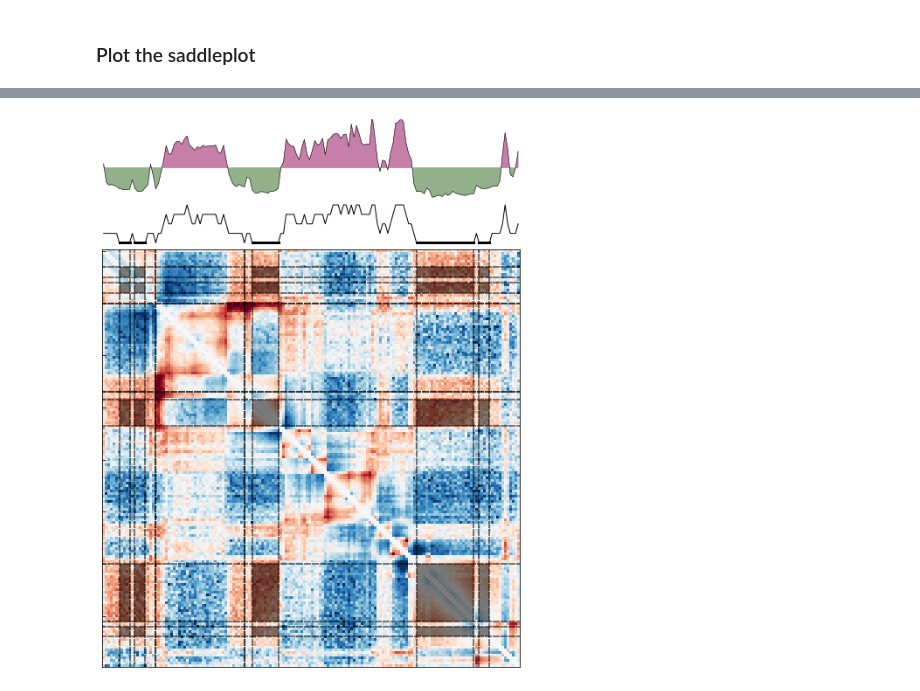
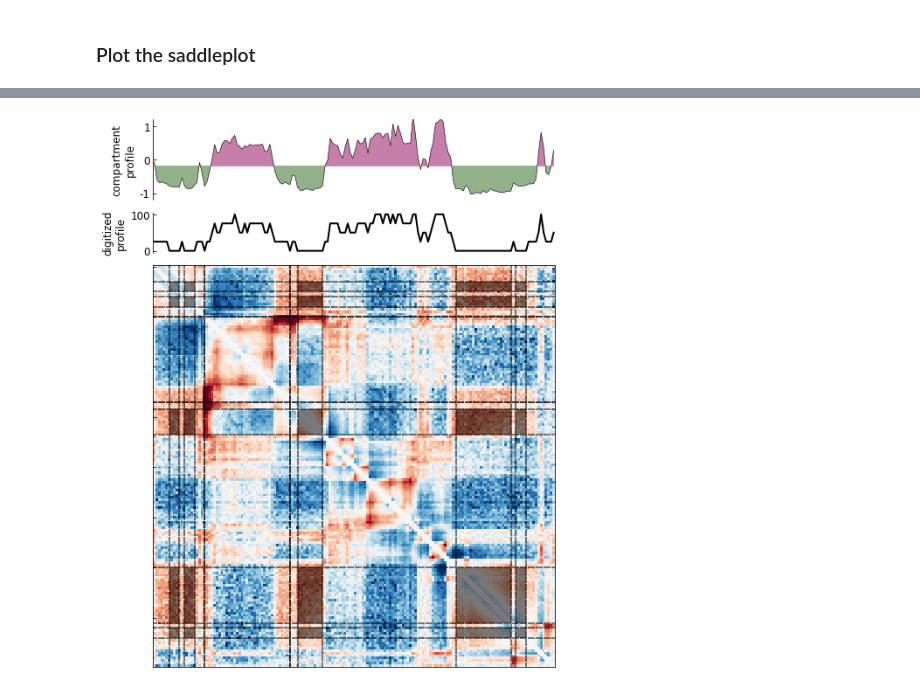
Before and after one commit to open2c/open2c_vignettes, a Jupyter notebook: cooltools_manuscript/compartments_and_saddles.ipynb, the cells around one changed output, grey strips where cells are left out. Cells and saved outputs as stored; diff of their text form; code cells hidden in the pictures.

Commit message:
labels-colorbar

```diff
--- a/cooltools_manuscript/compartments_and_saddles.ipynb
+++ b/cooltools_manuscript/compartments_and_saddles.ipynb
@@ -54,7 +56,7 @@ if not os.path.isfile('./hg38.fa'):
 # %%
 import bioframe
 bins = clr.bins()[:]
-hg38_genome = bioframe.load_fasta('./hg38.fa');
+hg38_genome = bioframe.load_fasta('../../open2c_examples/hg38.fa');
 ## note the next command may require installing pysam
 gc_cov = bioframe.frac_gc(bins[['chrom', 'start', 'end']], hg38_genome)
 gc_cov.to_csv('hg38_gc_cov_100kb.tsv',index=False,sep='\t')
@@ -391,26 +385,32 @@ import matplotlib.patches as patches
 # %%
 cmap_greys = mpl.cm.get_cmap('Greys', 10)
 cmap = mpl.cm.get_cmap('PiYG', 20)
+# %%
+ymin, ymax = -1,1
+vmin, vmax = -2.5, 2.5
+fs = 12
+n = "linear"
 # %%
-selected_level = 1
+selected_level = 1 #1 corresponds to low-vs-low
+
+plt.figure(figsize=(6,6))
 
 fig, axs = plt.subplots(ncols=1, tight_layout=True, **dict(figsize=(9,9), facecolor="white"))
-
-vspan_kwd = dict(color="black", edgecolor="black", linewidth=2, linestyle=(0, (2.5, 2)),  alpha=0.5)
-
+vspan_kwd = dict(
+                color="black",
+                 edgecolor="black",
+                 linewidth=2,
+                 linestyle=(0, (2.5, 2)),
+                 alpha=0.5
+                )
 ax = axs
-
 mat = matrix
 vec = bioframe.select(eigenvector_track, region)['E1']
 vec_dig = bioframe.select(digitized_track, region)['E1.d']
 
-vmin = -2.5
-vmax = 2.5
-n = "linear"
-
 vecspans = vecvalue_tospans(vec_dig, selected_level)
 
-#
+## plot obs/exp heatmap
 ax.imshow(
     mat,
     cmap="RdBu_r",
@@ -433,34 +433,41 @@ for fvi, tvi in vecspans:
 
 
 divider = make_axes_locatable(ax)
+ax2 = divider.append_axes("top", size="10%", pad=0.2, sharex=ax)
+ax1 = divider.append_axes("top", size="20%", pad=0.2, sharex=ax)
 
-ax2 = divider.append_axes("top", size="10%", pad=0.08, sharex=ax)
-ax1 = divider.append_axes("top", size="20%", pad=0.00, sharex=ax)
 
+#plot compartment vector
 ax1.plot(np.arange(vec.size), vec, linewidth=0.5, color='k')
-ax1.fill_between(np.arange(vec.size), vec, np.median(vec), where=(vec>=np.median(vec)), color=cmap(0.0), interpolate=True, alpha=0.5)
-ax1.fill_between(np.arange(vec.size), vec, np.median(vec), where=(vec<=np.median(vec)), color=cmap(1.0), interpolate=True, alpha=0.5)
+ax1.fill_between(np.arange(vec.size), vec,
+                 np.median(vec), where=(vec>=np.median(vec)),
+                 color=cmap(0.0), interpolate=True, alpha=0.5)
+ax1.fill_between(np.arange(vec.size), vec, np.median(vec), where=(vec<=np.median(vec)),
+                 color=cmap(1.0), interpolate=True, alpha=0.5)
 ax1.set_ylim((-1.2, 1.2))
 
 ax2.plot(np.arange(vec_dig.size), vec_dig, linewidth=1, color='k')
+ax1.set_xticklabels([])
+ax1.set_xticks([])
+ax1.grid(False)
+ax1.spines['right'].set_visible(False)
+ax1.spines['top'].set_visible(False)
+ax1.spines['bottom'].set_visible(False)
+ax1.set_ylabel('compartment\nprofile', fontsize=fs)
+ax1.set_yticks([ymin, 0, ymax])
+ax1.set_yticklabels([ymin,0,ymax], fontsize=fs)
 
-vec_dig[vec_dig!=selected_level] = np.nan
-ax2.plot(np.arange(vec_dig.size), vec_dig, linewidth=3, color='k')
-
-
-ax1.set_xticklabels([])
-ax1.set_yticklabels([])
-ax1.set_xticks([])
-ax1.set_yticks([])
-ax1.grid(False)
-ax1.set_frame_on(False)
-
-ax2.set_xticklabels([])
-ax2.set_yticklabels([])
-ax2.set_xticks([])
-ax2.set_yticks([])
+#plot digitized vector
+vec_dig_vals = vec_dig.values
+vec_dig_vals[vec_dig_vals < 0] = np.nan
+ax2.plot(np.arange(vec_dig.size), vec_dig, linewidth=2, color='k')
+ax2.set_yticks([1,5])
+ax2.set_yticklabels([0,100], fontsize=fs)
+ax2.set_ylabel('digitized\nprofile', fontsize=fs)
 ax2.grid(False)
-ax2.set_frame_on(False)
+ax2.spines['right'].set_visible(False)
+ax2.spines['top'].set_visible(False)
+ax2.spines['bottom'].set_visible(False)
 
 ax.grid(False)
 
@@ -477,2 +477,2 @@ See the caveats in the documentation: https://pandas.pydata.org/pandas-docs/stab
-[figure, old version]
+[figure, new version]
 # %%
```
Also changed, not shown: parts of 7 cells of this notebook.
